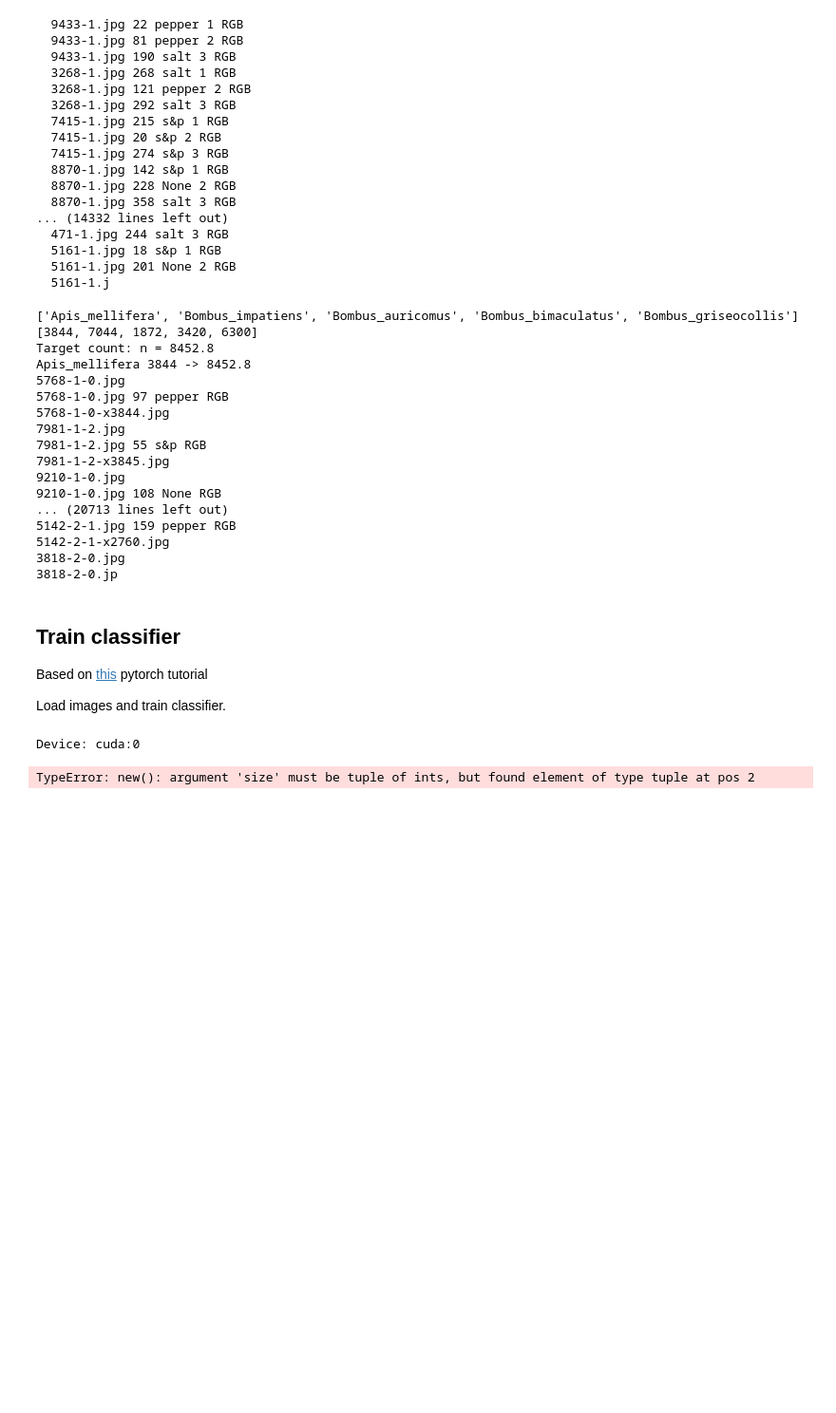
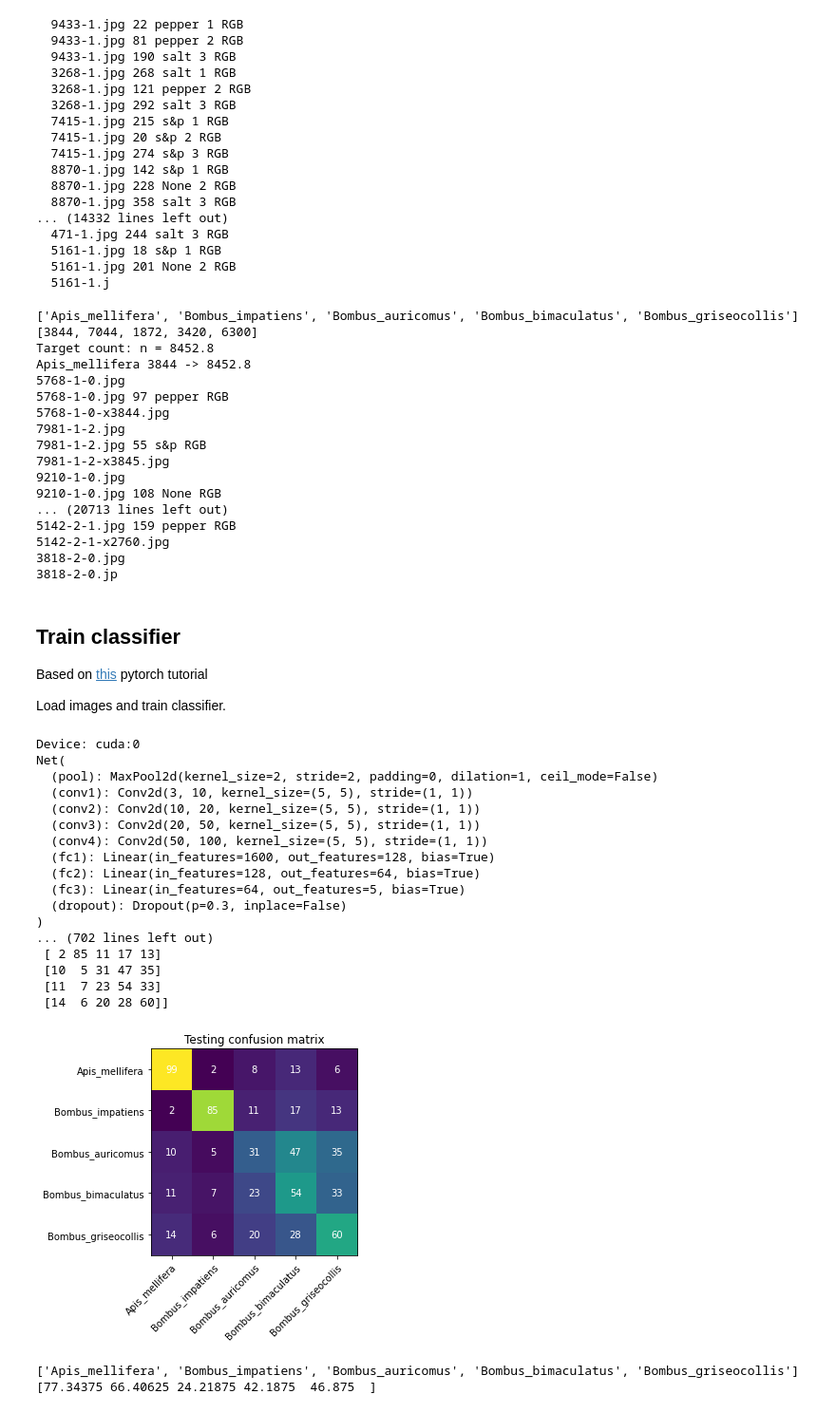
Before and after one commit to wilberanderson/bee-net, a Jupyter notebook: classify.ipynb, the cells around one changed output. Shown at 95% size. Cells and saved outputs as stored; diff of their text form; code cells hidden in the pictures; blank space fills up the shorter version.

```diff
--- a/classify.ipynb
+++ b/classify.ipynb
@@ -242,9 +242,9 @@ class Net(nn.Module):
         self.pool = nn.MaxPool2d(2, 2)
         self.conv1 = nn.Conv2d(3, 10, 5)
         self.conv2 = nn.Conv2d(10, 20, 5)
-        self.conv3 = nn.Conv2d(20, 40, 5)
-        self.conv4 = nn.Conv2d(40, 80, 5)
-        self.fc1 = nn.Linear((80*108*108), length)
+        self.conv3 = nn.Conv2d(20, 50, 5)
+        self.conv4 = nn.Conv2d(50, 100, 5)
+        self.fc1 = nn.Linear(100*4*4, length)
         self.fc2 = nn.Linear(length, 64)
         self.fc3 = nn.Linear(64, 5)
         self.dropout = nn.Dropout(p = 0.3)
@@ -254,7 +254,8 @@ class Net(nn.Module):
         x = self.pool(F.relu(self.conv2(x)))
         x = self.pool(F.relu(self.conv3(x)))
         x = self.pool(F.relu(self.conv4(x)))
-        x = x.view(-1, 32* 108 * 108)
+        x = x.view(x.size(0),-1)
+        #x = x.view(-1, 32 * 100 * 4 * 4)     # flatten
         x = F.relu(self.fc1(x))
         x = F.relu(self.fc2(x))
         x = self.dropout(self.fc3(x))
@@ -300,7 +301,7 @@ def train(max_epochs = 50, min_epochs = 5, epoch_stretch = 5, train_path = ABS_P
 
     load_train = load(train_path, batch_size, shuffle=True)
     load_valid = load(valid_path, batch_size, shuffle=True)
-    load_test = load(test_path, batch_size, shuffle=True)
+    load_test  = load(test_path, batch_size, shuffle=True)
 
     validation_accuracies = []
     best_epoch = 0
@@ -389,32 +390,50 @@ def train(max_epochs = 50, min_epochs = 5, epoch_stretch = 5, train_path = ABS_P
     print(matrix)
     fig, ax = plt.subplots()
     im = ax.imshow(matrix)
     # We want to show all ticks...
     ax.set_xticks(np.arange(len(classes)))
     ax.set_yticks(np.arange(len(classes)))
     # ... and label them with the respective list entries
     ax.set_xticklabels(classes)
     ax.set_yticklabels(classes)
     # Rotate the tick labels and set their alignment.
     plt.setp(ax.get_xticklabels(), rotation=45, ha="right",
              rotation_mode="anchor")
 
     # Loop over data dimensions and create text annotations.
     for i in range(len(classes)):
         for j in range(len(classes)):
             text = ax.text(j, i, matrix[i, j],
                            ha="center", va="center", color="w")
 
     ax.set_title("Testing confusion matrix")
 
     plt.show()
     writer.add_figure('Testing/conf',fig)
 
     class_accuracy=100*matrix.diagonal() / matrix.sum(1)
     print(classes)
     print(class_accuracy)
 
-train(max_epochs = 100, min_epochs = 30, epoch_stretch = 10, train_path = ABS_PATH_TRAIN, valid_path = ABS_PATH_VALID, test_path = ABS_PATH_TEST, labels = classes, batch_size = 32)
+train(max_epochs = 100, min_epochs = 70, epoch_stretch = 10, train_path = ABS_PATH_TRAIN, valid_path = ABS_PATH_VALID, test_path = ABS_PATH_TEST, labels = classes, batch_size = 32)
 # %% [output]
 Device: cuda:0
+Net(
+  (pool): MaxPool2d(kernel_size=2, stride=2, padding=0, dilation=1, ceil_mode=False)
+  (conv1): Conv2d(3, 10, kernel_size=(5, 5), stride=(1, 1))
+  (conv2): Conv2d(10, 20, kernel_size=(5, 5), stride=(1, 1))
+  (conv3): Conv2d(20, 50, kernel_size=(5, 5), stride=(1, 1))
+  (conv4): Conv2d(50, 100, kernel_size=(5, 5), stride=(1, 1))
+  (fc1): Linear(in_features=1600, out_features=128, bias=True)
+  (fc2): Linear(in_features=128, out_features=64, bias=True)
+  (fc3): Linear(in_features=64, out_features=5, bias=True)
+  (dropout): Dropout(p=0.3, inplace=False)
+)
+... (702 lines left out)
+ [ 2 85 11 17 13]
+ [10  5 31 47 35]
+ [11  7 23 54 33]
+ [14  6 20 28 60]]
+[figure, added]
-TypeError: new(): argument 'size' must be tuple of ints, but found element of type tuple at pos 2
+['Apis_mellifera', 'Bombus_impatiens', 'Bombus_auricomus', 'Bombus_bimaculatus', 'Bombus_griseocollis']
+[77.34375 66.40625 24.21875 42.1875  46.875  ]
```
